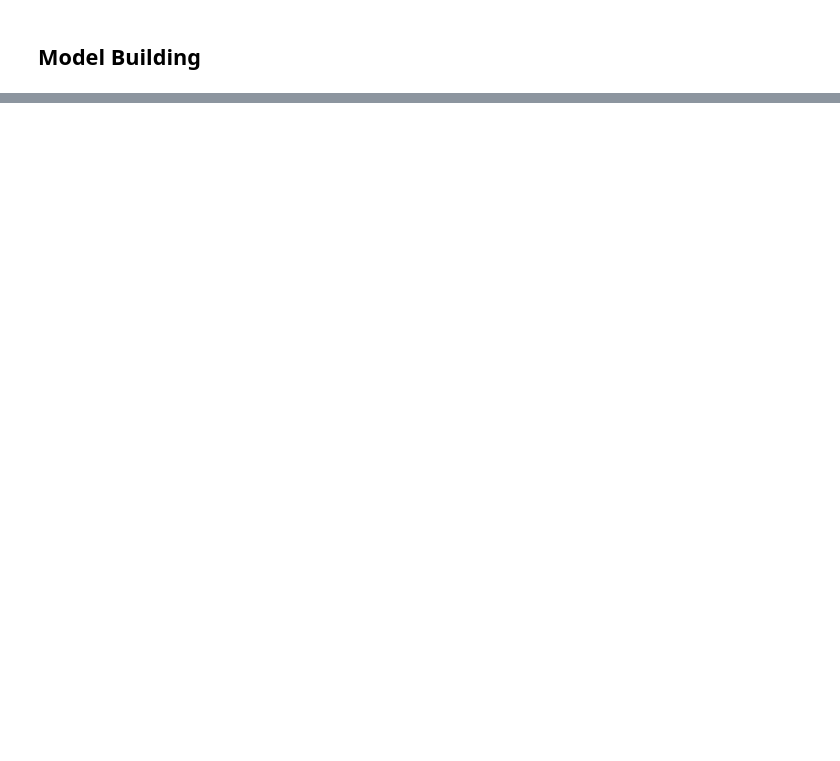
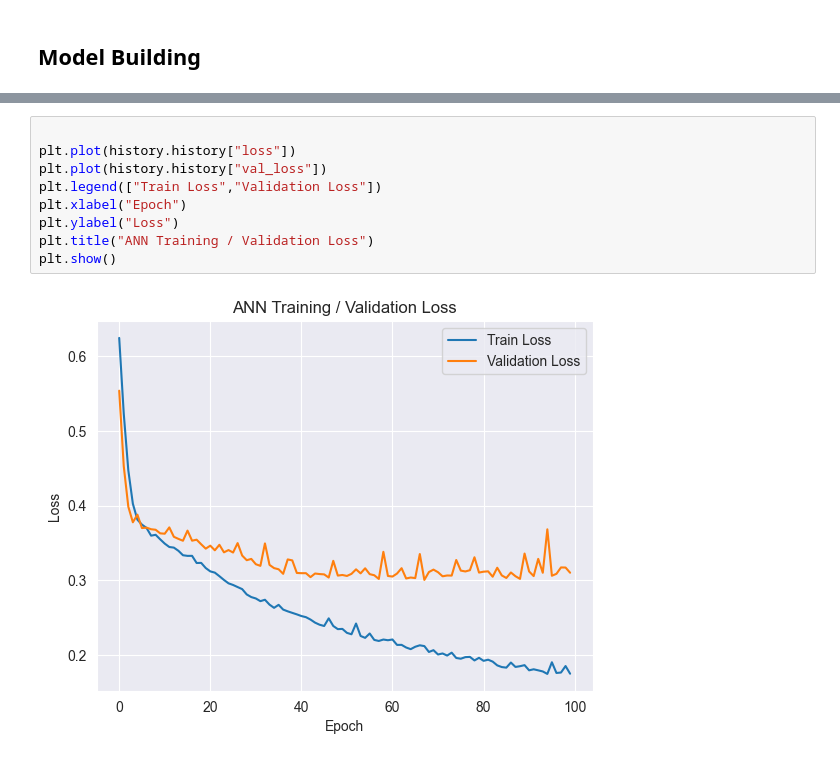
Before and after one commit to AE1024/Alzheimers-Disease-Prediction, a Jupyter notebook: analysis.ipynb, the cells around one changed output, grey strips where cells are left out. Saved outputs shown, nothing was run; the diff lists cells and outputs as text; blank space fills up the shorter version.

```diff
--- a/analysis.ipynb
+++ b/analysis.ipynb
@@ -565,0 +566,11 @@ plt.show()
+# %%
+
+plt.plot(history.history["loss"])
+plt.plot(history.history["val_loss"])
+plt.legend(["Train Loss","Validation Loss"])
+plt.xlabel("Epoch")
+plt.ylabel("Loss")
+plt.title("ANN Training / Validation Loss")
+plt.show()
+# %% [output]
+[figure, added]
```
Also changed, not shown: parts of 13 cells of this notebook.
